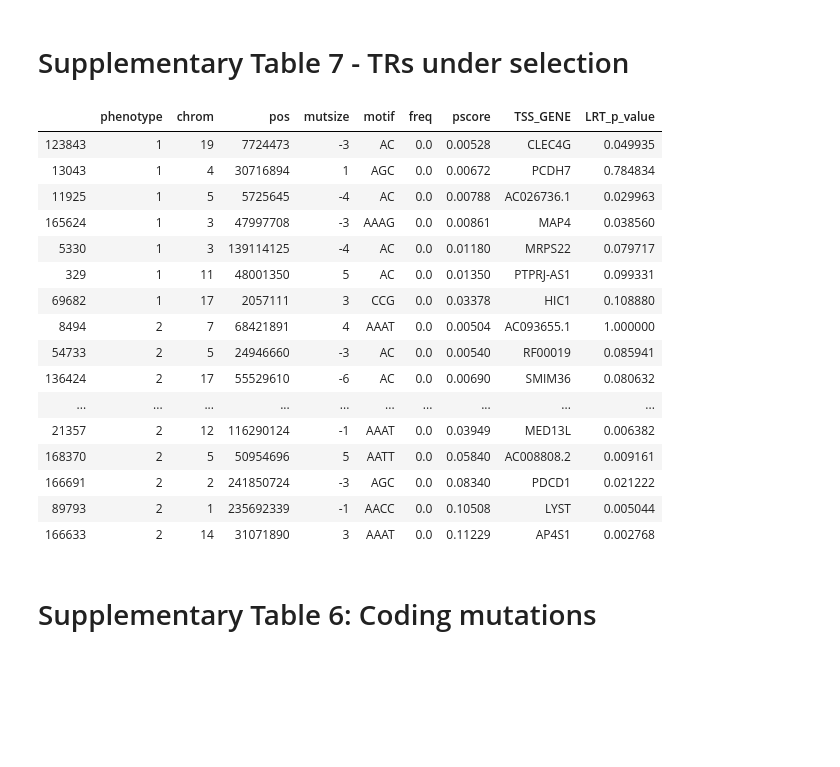
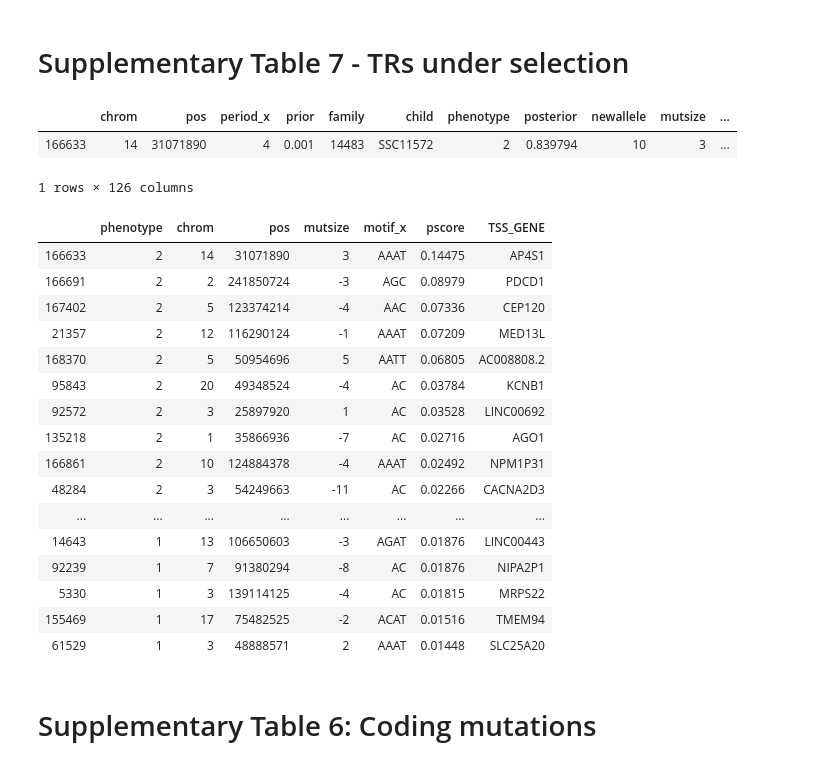
Before and after one commit to gymreklab/ssc-denovos-paper, a Jupyter notebook: figure-notebooks-v2/Mitra_etal_Figure3+4_Burden_v2.ipynb, the cells around one changed output. Saved outputs shown, nothing was run; the diff lists cells and outputs as text; code cells hidden in the pictures; blank space fills up the shorter version.

```diff
--- a/figure-notebooks-v2/Mitra_etal_Figure3+4_Burden_v2.ipynb
+++ b/figure-notebooks-v2/Mitra_etal_Figure3+4_Burden_v2.ipynb
@@ -644,4 +645,32 @@ print(CompareBurden(finaldata[finaldata["sex"]=="female"], finaldata[(finaldata[
 (1.1650084311889959, 0.04288545921816155)
 # %% [markdown]
 # Figure 4b: RR by AF bin/locus selection
+# %%
+import statsmodels.stats.multitest
+
+mintotal = 0.8*max(fdata["total"])
+
+# Load selection estimates and generate per-allele scores
+def GetSelectionScore(x):
+    if np.isnan(x["ABC_s_median"]): return np.nan
+    diff = abs(x["newallele"]-x["optimal_ru"])
+    s_est = x["ABC_s_median"]
+    return diff*s_est
+
+#seldata = pd.read_csv("/storage/BonnieH/selection_project/per_locus/results/per_locus_results_prelim_all_per.txt", sep="\t")
+SSCFILE = "/storage/BonnieH/selection_project/per_locus/SISTR_results/0.005_3_0.3_yny5_eurodem_prior2_all_per_0810.txt"
+seldata = pd.read_csv(SSCFILE, sep="\t")
+seldata["pos"] = seldata["start"]
+seldata = seldata[~np.isnan(seldata["LRT_p_value"])]
+seldata["ABC_upper"] = seldata["ABC_s_95%_CI"].apply(lambda x: float(x.split(",")[1].split(")")[0]))
+seldata["ABC_lower"] = seldata["ABC_s_95%_CI"].apply(lambda x: float(x.split(",")[0].split("(")[1]))
+seldata["width"] = seldata["ABC_upper"]-seldata["ABC_lower"]
+seldata = seldata[seldata.apply(lambda x: not (x["width"]>0.3), 1)]
+
+rej, qvals = statsmodels.stats.multitest.fdrcorrection(seldata["LRT_p_value"])
+seldata["qvalue"] = qvals
+
+seldata = pd.merge(finaldata, seldata, on=["chrom","pos"], how="left")
+seldata["pscore"] = seldata.apply(GetSelectionScore, 1)
+seldata["total"] = seldata["total_x"]
 # %%
@@ -752,26 +748,32 @@ RR - female: 4.24 (0.47-38.19)
 # %% [markdown]
 # Supplementary Table 7 - TRs under selection
+# %%
+seldata[(seldata["pos"]==31071890)]
+# %% [output]
+|  | chrom | pos | period_x | prior | family | child | phenotype | posterior | newallele | mutsize | ... |
+| 166633 | 14 | 31071890 | 4 | 0.001 | 14483 | SSC11572 | 2 | 0.839794 | 10 | 3 | ... |
+1 rows × 126 columns
 # %%
-cols = ["phenotype","chrom","pos","mutsize","motif","freq","pscore","TSS_GENE","LRT_p_value"]
-seldata[(seldata["pscore"]>0.005) & (seldata["freq"]<=0)].sort_values(["phenotype","pscore"])[cols]
+cols = ["phenotype","chrom","pos","mutsize","motif_x","pscore","TSS_GENE"]
+seldata[(seldata["pscore"]>s_threshs[-1]) & (seldata["qvalue"]<q_thresh) & (seldata["freq"]<=0)].sort_values(["phenotype","pscore"], ascending=False)[cols]
 # %% [output]
-|  | phenotype | chrom | pos | mutsize | motif | freq | pscore | TSS_GENE | LRT_p_value |
-| 123843 | 1 | 19 | 7724473 | -3 | AC | 0.0 | 0.00528 | CLEC4G | 0.049935 |
-| 13043 | 1 | 4 | 30716894 | 1 | AGC | 0.0 | 0.00672 | PCDH7 | 0.784834 |
-| 11925 | 1 | 5 | 5725645 | -4 | AC | 0.0 | 0.00788 | AC026736.1 | 0.029963 |
-| 165624 | 1 | 3 | 47997708 | -3 | AAAG | 0.0 | 0.00861 | MAP4 | 0.038560 |
-| 5330 | 1 | 3 | 139114125 | -4 | AC | 0.0 | 0.01180 | MRPS22 | 0.079717 |
-| 329 | 1 | 11 | 48001350 | 5 | AC | 0.0 | 0.01350 | PTPRJ-AS1 | 0.099331 |
-| 69682 | 1 | 17 | 2057111 | 3 | CCG | 0.0 | 0.03378 | HIC1 | 0.108880 |
-| 8494 | 2 | 7 | 68421891 | 4 | AAAT | 0.0 | 0.00504 | AC093655.1 | 1.000000 |
-| 54733 | 2 | 5 | 24946660 | -3 | AC | 0.0 | 0.00540 | RF00019 | 0.085941 |
-| 136424 | 2 | 17 | 55529610 | -6 | AC | 0.0 | 0.00690 | SMIM36 | 0.080632 |
-| ... | ... | ... | ... | ... | ... | ... | ... | ... | ... |
-| 21357 | 2 | 12 | 116290124 | -1 | AAAT | 0.0 | 0.03949 | MED13L | 0.006382 |
-| 168370 | 2 | 5 | 50954696 | 5 | AATT | 0.0 | 0.05840 | AC008808.2 | 0.009161 |
-| 166691 | 2 | 2 | 241850724 | -3 | AGC | 0.0 | 0.08340 | PDCD1 | 0.021222 |
-| 89793 | 2 | 1 | 235692339 | -1 | AACC | 0.0 | 0.10508 | LYST | 0.005044 |
-| 166633 | 2 | 14 | 31071890 | 3 | AAAT | 0.0 | 0.11229 | AP4S1 | 0.002768 |
+|  | phenotype | chrom | pos | mutsize | motif_x | pscore | TSS_GENE |
+| 166633 | 2 | 14 | 31071890 | 3 | AAAT | 0.14475 | AP4S1 |
+| 166691 | 2 | 2 | 241850724 | -3 | AGC | 0.08979 | PDCD1 |
+| 167402 | 2 | 5 | 123374214 | -4 | AAC | 0.07336 | CEP120 |
+| 21357 | 2 | 12 | 116290124 | -1 | AAAT | 0.07209 | MED13L |
+| 168370 | 2 | 5 | 50954696 | 5 | AATT | 0.06805 | AC008808.2 |
+| 95843 | 2 | 20 | 49348524 | -4 | AC | 0.03784 | KCNB1 |
+| 92572 | 2 | 3 | 25897920 | 1 | AC | 0.03528 | LINC00692 |
+| 135218 | 2 | 1 | 35866936 | -7 | AC | 0.02716 | AGO1 |
+| 166861 | 2 | 10 | 124884378 | -4 | AAAT | 0.02492 | NPM1P31 |
+| 48284 | 2 | 3 | 54249663 | -11 | AC | 0.02266 | CACNA2D3 |
+| ... | ... | ... | ... | ... | ... | ... | ... |
+| 14643 | 1 | 13 | 106650603 | -3 | AGAT | 0.01876 | LINC00443 |
+| 92239 | 1 | 7 | 91380294 | -8 | AC | 0.01876 | NIPA2P1 |
+| 5330 | 1 | 3 | 139114125 | -4 | AC | 0.01815 | MRPS22 |
+| 155469 | 1 | 17 | 75482525 | -2 | ACAT | 0.01516 | TMEM94 |
+| 61529 | 1 | 3 | 48888571 | 2 | AAAT | 0.01448 | SLC25A20 |
 # %% [markdown]
 # Supplementary Table 6: Coding mutations
 # %%
```
Also changed, not shown: parts of 4 cells of this notebook.
